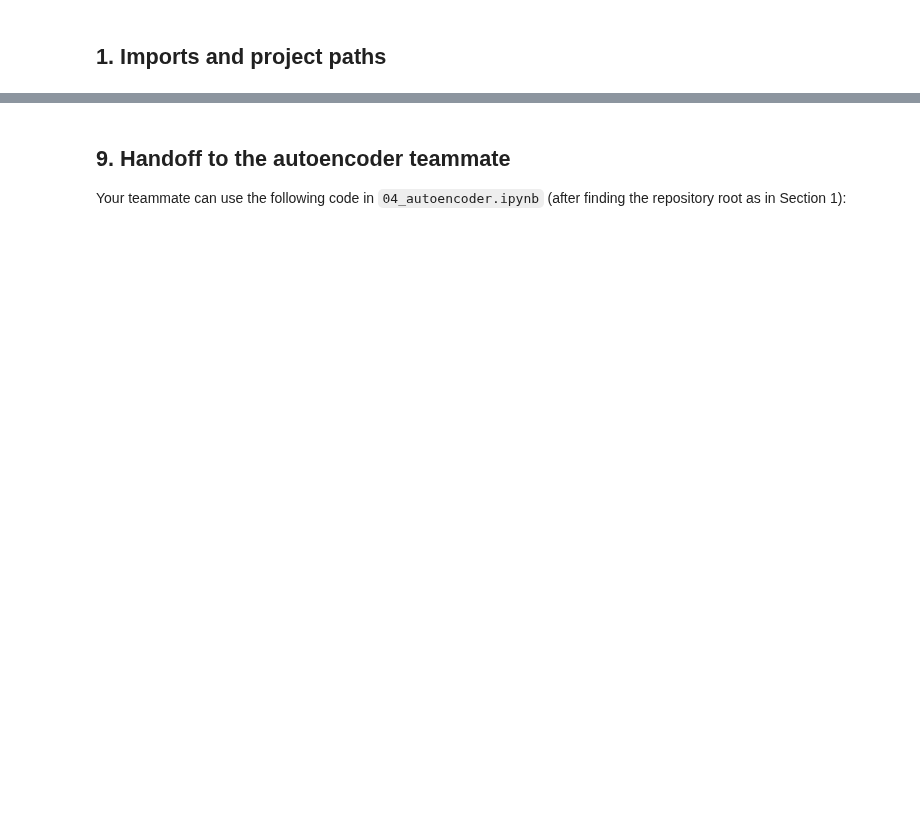
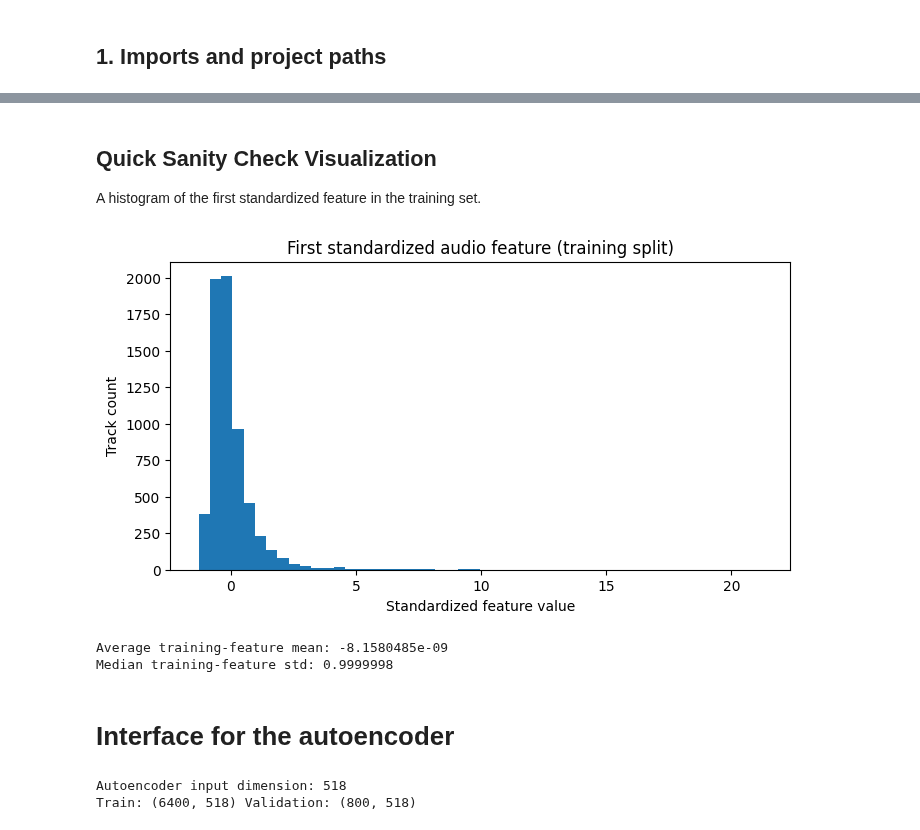
Before and after one commit to samiyaalizaidi/music-similarity-representation-learning, a Jupyter notebook: notebooks/02_preprocessing.ipynb, the cells around one changed output, grey strips where cells are left out. Drawn from its saved outputs; the diff is of its cells as text; code cells hidden in the pictures; blank space fills up the shorter version.

Commit message:
updated notebook to process fma metadata

```diff
--- a/notebooks/02_preprocessing.ipynb
+++ b/notebooks/02_preprocessing.ipynb
@@ -137,18 +64,0 @@ The `.npz` contract for your teammate is `X` (float32 matrix) and `track_ids` (i
-# %%
-for split, arrays in processed.items():
-    destination = OUTPUT_DIR / f"{split}.npz"
-    np.savez_compressed(destination, **arrays)
-    print("Saved:", destination)
-
-# Store metadata as a flat-column CSV, indexed by track ID, for later evaluation.
-metadata = subset_tracks.copy()
-metadata.columns = ["__".join(map(str, col)) for col in metadata.columns]
-metadata.index.name = "track_id"
-metadata.to_csv(OUTPUT_DIR / "track_metadata.csv")
-
-# Store original FMA feature labels and order as JSON lists.
-feature_labels = [list(map(str, col)) for col in keep_columns.to_list()]
-(OUTPUT_DIR / "feature_columns.json").write_text(json.dumps(feature_labels, indent=2), encoding="utf-8")
-joblib.dump({"imputer": imputer, "scaler": scaler, "feature_columns": keep_columns},
-            OUTPUT_DIR / "preprocessing.joblib")
-print("Saved metadata and preprocessing artifacts")
@@ -170,0 +109,12 @@ print("Train feature std  (first 5):", np.round(loaded["training"]["X"].std(axis
+# %%
+arrays = {}
+for split in ("training", "validation", "test"):
+    with np.load(OUTPUT_DIR / f"{split}.npz") as data:
+        arrays[split] = {"X": data["X"], "track_ids": data["track_ids"]}
+    X = arrays[split]["X"]
+    print(f"{split:10} X={X.shape}, dtype={X.dtype}, finite={np.isfinite(X).all()}")
+
+assert len({arrays[s]["X"].shape[1] for s in arrays}) == 1
+assert all(np.isfinite(arrays[s]["X"]).all() for s in arrays)
+assert all(len(arrays[s]["track_ids"]) == len(arrays[s]["X"]) for s in arrays)
+assert not (set(arrays["training"]["track_ids"]) & set(arrays["test"]["track_ids"]))
@@ -171,29 +159,30 @@ print("Train feature std  (first 5):", np.round(loaded["training"]["X"].std(axis
+# %% [markdown]
+## Quick Sanity Check Visualization
+
+A histogram of the first standardized feature in the training set.
 # %%
-plt.figure(figsize=(7, 3))
-plt.hist(loaded["training"]["X"][:, 0], bins=50)
-plt.title("Distribution of first standardized audio feature (training)")
+X_train = arrays["training"]["X"]
+plt.figure(figsize=(8, 4))
+plt.hist(X_train[:, 0], bins=50)
+plt.title("First standardized audio feature (training split)")
 plt.xlabel("Standardized feature value")
-plt.ylabel("Number of tracks")
-plt.tight_layout()
+plt.ylabel("Track count")
 plt.show()
+print("Average training-feature mean:", np.mean(X_train.mean(axis=0)))
+print("Median training-feature std:", np.median(X_train.std(axis=0)))
+# %% [output]
+[figure, added]
+Average training-feature mean: -8.1580485e-09
+Median training-feature std: 0.9999998
-# %% [markdown]
-## 9. Handoff to the autoencoder teammate
-
-Your teammate can use the following code in `04_autoencoder.ipynb` (after finding the repository root as in Section 1):
+# %% [markdown]
+# Interface for the autoencoder
 # %%
-import numpy as np
 import torch
-
-train = np.load(OUTPUT_DIR / "training.npz")
-val = np.load(OUTPUT_DIR / "validation.npz")
-test = np.load(OUTPUT_DIR / "test.npz")
-
-X_train = torch.from_numpy(train["X"])
-X_val = torch.from_numpy(val["X"])
-X_test = torch.from_numpy(test["X"])
-input_dim = X_train.shape[1]
-
+X_train_tensor = torch.from_numpy(arrays["training"]["X"])
+X_val_tensor = torch.from_numpy(arrays["validation"]["X"])
+input_dim = X_train_tensor.shape[1]
 print("Autoencoder input dimension:", input_dim)
-print("Training:", tuple(X_train.shape))
-print("Validation:", tuple(X_val.shape))
-print("Test:", tuple(X_test.shape))
+print("Train:", tuple(X_train_tensor.shape), "Validation:", tuple(X_val_tensor.shape))
+# %% [output]
+Autoencoder input dimension: 518
+Train: (6400, 518) Validation: (800, 518)
```
Also changed, not shown: parts of 28 cells of this notebook.
